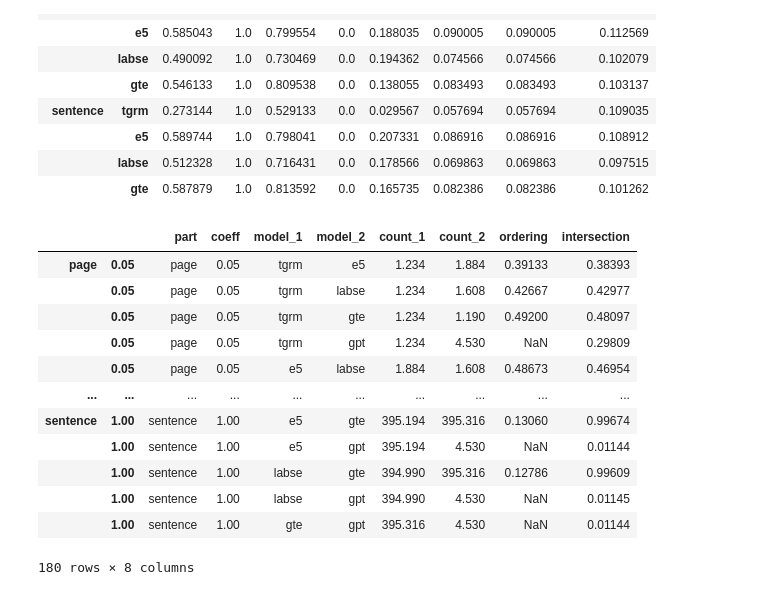
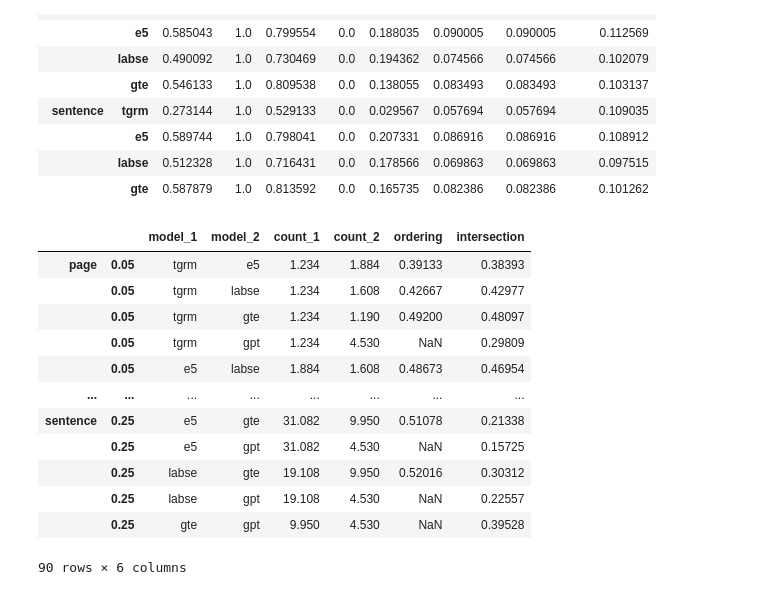
Before and after one commit to milanmarcinco/bachelor, a Jupyter notebook: src/evaluation/main.ipynb, the cells around one changed output. Drawn from its saved outputs; the diff is of its cells as text; code cells hidden in the pictures.

```diff
--- a/src/evaluation/main.ipynb
+++ b/src/evaluation/main.ipynb
@@ -48,7 +49,7 @@ queries_by_language = {
     "de": de_queries
 }
 
-COEFFS = [0.05, 0.10, 0.20, 0.25, 0.30, 1.00]
+COEFFS = [0.05, 0.10, 0.25]
 # %%
 def set_attr(object: dict, path: str, value, *, append: bool = False):
     keys = path.split(".")
@@ -175,6 +176,12 @@ def get_intersection_score(docs_1, docs_2):
     n = len(union)
 
     return len(intersection) / n
+
+
+def to_csv(df, name):
+    base_dir = f"{DATA_DIR}/results"
+    os.makedirs(f"{base_dir}", exist_ok=True)
+    df.to_csv(f"{base_dir}/{name}.csv")
 # %%
 with open(f"{DATA_DIR}/dataset/03_judgements.json", "r") as file:
     judgements_by_query: Dict[str, List[str]] = json.load(file)
@@ -743,36 +768,38 @@ for part in PARTS:
             values["ordering"].append(avg_ordering_score)
             values["intersection"].append(avg_intersection_score)
 # %%
-df = pandas.DataFrame({
-    "part": values["part"],
-    "coeff": values["coeff"],
+df_6 = pandas.DataFrame({
+    # "part": values["part"],
+    # "coeff": values["coeff"],
     "model_1": values["model_1"],
     "model_2": values["model_2"],
     "count_1": values["count_1"],
     "count_2": values["count_2"],
     "ordering": values["ordering"],
     "intersection": values["intersection"]
 })
 
-df.index = pandas.MultiIndex.from_tuples([
+df_6.index = pandas.MultiIndex.from_tuples([
     (PARTS[i], COEFFS[j])
     for i in range(len(PARTS))
     for j in range(len(COEFFS))
     for _ in range(len(MODEL_COMBINATIONS))
 ])
 
-df
+to_csv(df_6, "merged_comparison")
+
+df_6
 # %% [output]
-|  |  | part | coeff | model_1 | model_2 | count_1 | count_2 | ordering | intersection |
-| page | 0.05 | page | 0.05 | tgrm | e5 | 1.234 | 1.884 | 0.39133 | 0.38393 |
-|  | 0.05 | page | 0.05 | tgrm | labse | 1.234 | 1.608 | 0.42667 | 0.42977 |
-|  | 0.05 | page | 0.05 | tgrm | gte | 1.234 | 1.190 | 0.49200 | 0.48097 |
-|  | 0.05 | page | 0.05 | tgrm | gpt | 1.234 | 4.530 | NaN | 0.29809 |
-|  | 0.05 | page | 0.05 | e5 | labse | 1.884 | 1.608 | 0.48673 | 0.46954 |
-| ... | ... | ... | ... | ... | ... | ... | ... | ... | ... |
-| sentence | 1.00 | sentence | 1.00 | e5 | gte | 395.194 | 395.316 | 0.13060 | 0.99674 |
-|  | 1.00 | sentence | 1.00 | e5 | gpt | 395.194 | 4.530 | NaN | 0.01144 |
-|  | 1.00 | sentence | 1.00 | labse | gte | 394.990 | 395.316 | 0.12786 | 0.99609 |
-|  | 1.00 | sentence | 1.00 | labse | gpt | 394.990 | 4.530 | NaN | 0.01145 |
-|  | 1.00 | sentence | 1.00 | gte | gpt | 395.316 | 4.530 | NaN | 0.01144 |
+|  |  | model_1 | model_2 | count_1 | count_2 | ordering | intersection |
+| page | 0.05 | tgrm | e5 | 1.234 | 1.884 | 0.39133 | 0.38393 |
+|  | 0.05 | tgrm | labse | 1.234 | 1.608 | 0.42667 | 0.42977 |
+|  | 0.05 | tgrm | gte | 1.234 | 1.190 | 0.49200 | 0.48097 |
+|  | 0.05 | tgrm | gpt | 1.234 | 4.530 | NaN | 0.29809 |
+|  | 0.05 | e5 | labse | 1.884 | 1.608 | 0.48673 | 0.46954 |
+| ... | ... | ... | ... | ... | ... | ... | ... |
+| sentence | 0.25 | e5 | gte | 31.082 | 9.950 | 0.51078 | 0.21338 |
+|  | 0.25 | e5 | gpt | 31.082 | 4.530 | NaN | 0.15725 |
+|  | 0.25 | labse | gte | 19.108 | 9.950 | 0.52016 | 0.30312 |
+|  | 0.25 | labse | gpt | 19.108 | 4.530 | NaN | 0.22557 |
+|  | 0.25 | gte | gpt | 9.950 | 4.530 | NaN | 0.39528 |
-180 rows × 8 columns
+90 rows × 6 columns
```
Also changed, not shown: parts of 6 cells of this notebook.
